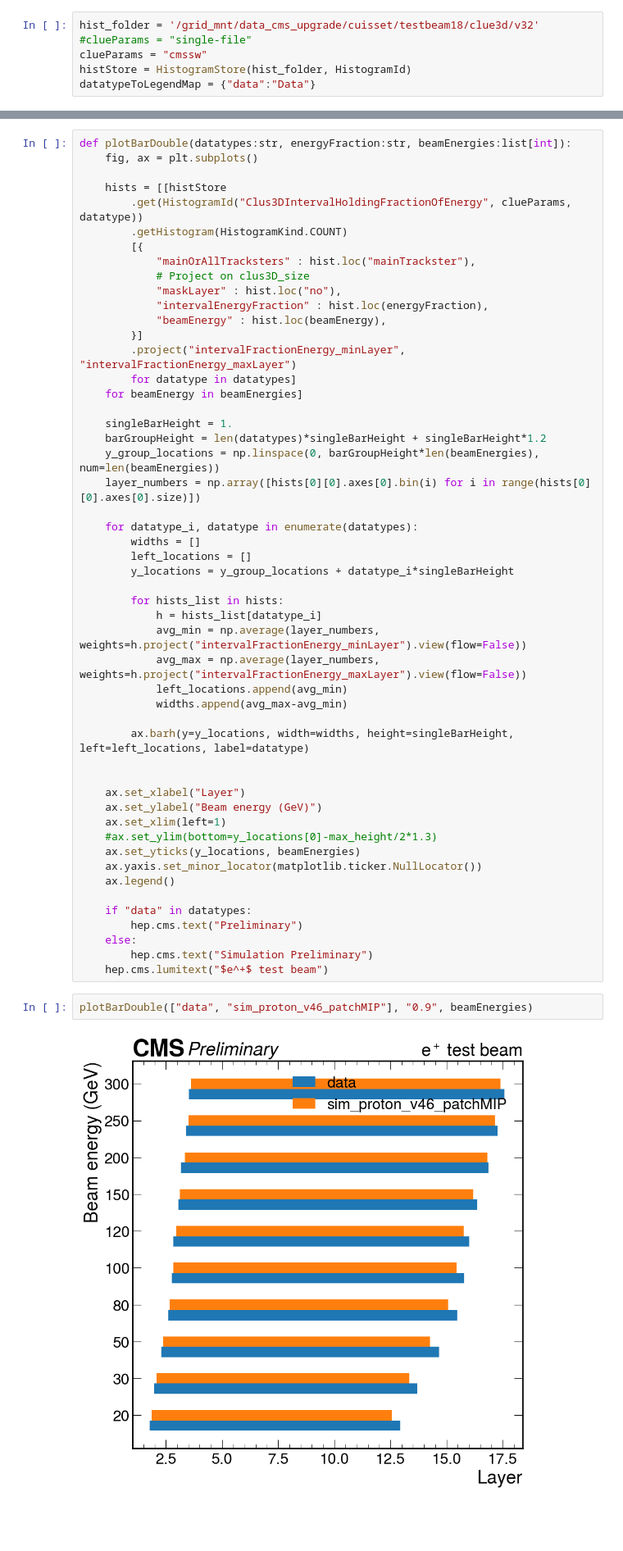
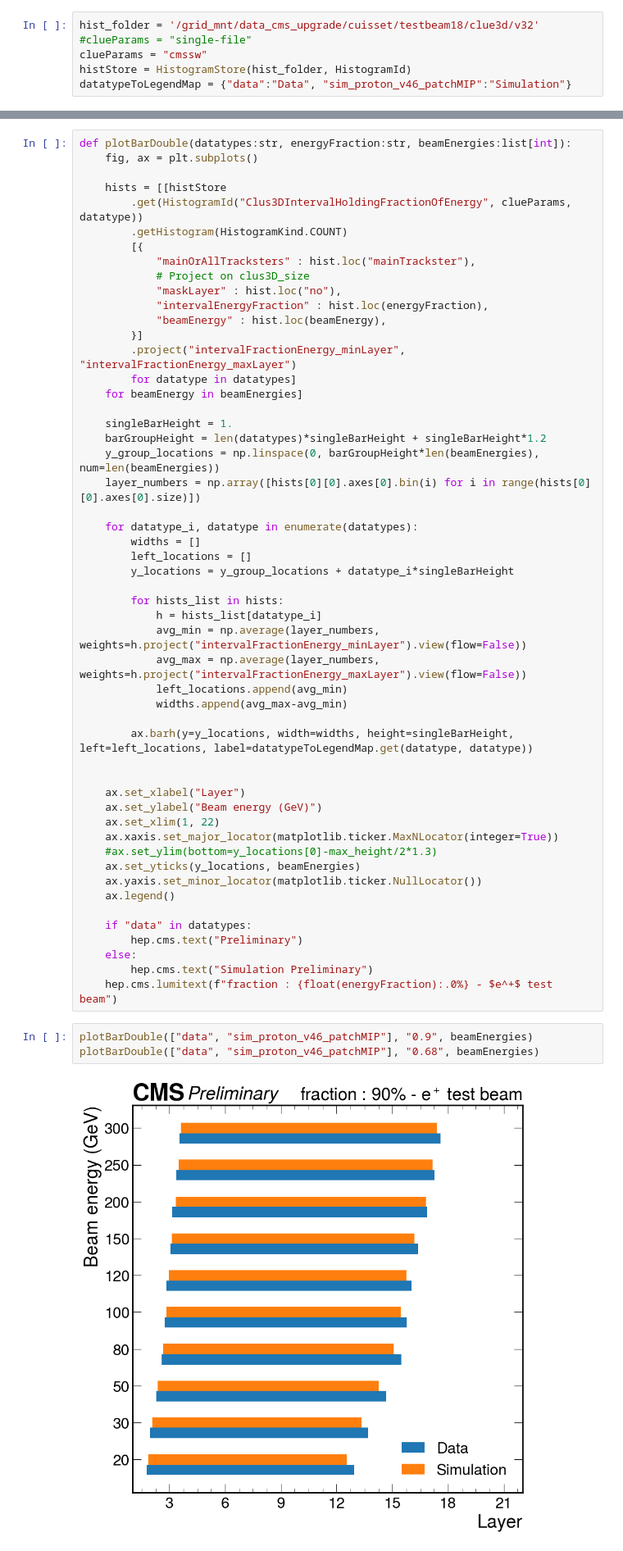
Before and after one commit to tcuisset/HgcalClue3DClusteringPlotting, a Jupyter notebook: notebooks/clue3D-results/longitudinalProfile/layerInterval_boxPlot.ipynb, the cells around one changed output, grey strips where cells are left out. Shown at 82% size. Drawn from its saved outputs; the diff is of its cells as text; blank space fills up the shorter version.

```diff
--- a/notebooks/clue3D-results/longitudinalProfile/layerInterval_boxPlot.ipynb
+++ b/notebooks/clue3D-results/longitudinalProfile/layerInterval_boxPlot.ipynb
@@ -22,7 +22,7 @@ hist_folder = '/grid_mnt/data_cms_upgrade/cuisset/testbeam18/clue3d/v32'
 #clueParams = "single-file"
 clueParams = "cmssw"
 histStore = HistogramStore(hist_folder, HistogramId)
-datatypeToLegendMap = {"data":"Data"}
+datatypeToLegendMap = {"data":"Data", "sim_proton_v46_patchMIP":"Simulation"}
 # %%
 h = (histStore
         .get(HistogramId("Clus3DIntervalHoldingFractionOfEnergy", clueParams, "data"))
@@ -128,12 +128,13 @@ def plotBarDouble(datatypes:str, energyFraction:str, beamEnergies:list[int]):
             left_locations.append(avg_min)
             widths.append(avg_max-avg_min)
 
-        ax.barh(y=y_locations, width=widths, height=singleBarHeight, left=left_locations, label=datatype)
+        ax.barh(y=y_locations, width=widths, height=singleBarHeight, left=left_locations, label=datatypeToLegendMap.get(datatype, datatype))
 
 
     ax.set_xlabel("Layer")
     ax.set_ylabel("Beam energy (GeV)")
-    ax.set_xlim(left=1)
+    ax.set_xlim(1, 22)
+    ax.xaxis.set_major_locator(matplotlib.ticker.MaxNLocator(integer=True))
     #ax.set_ylim(bottom=y_locations[0]-max_height/2*1.3)
     ax.set_yticks(y_locations, beamEnergies)
     ax.yaxis.set_minor_locator(matplotlib.ticker.NullLocator())
@@ -143,8 +144,9 @@ def plotBarDouble(datatypes:str, energyFraction:str, beamEnergies:list[int]):
         hep.cms.text("Preliminary")
     else:
         hep.cms.text("Simulation Preliminary")
-    hep.cms.lumitext("$e^+$ test beam")
+    hep.cms.lumitext(f"fraction : {float(energyFraction):.0%} - $e^+$ test beam")
 # %%
 plotBarDouble(["data", "sim_proton_v46_patchMIP"], "0.9", beamEnergies)
+plotBarDouble(["data", "sim_proton_v46_patchMIP"], "0.68", beamEnergies)
 # %% [output]
-[figure, old version]
+[figure, new version]
```
Also changed, not shown: parts of 3 cells of this notebook, 7 other files.
